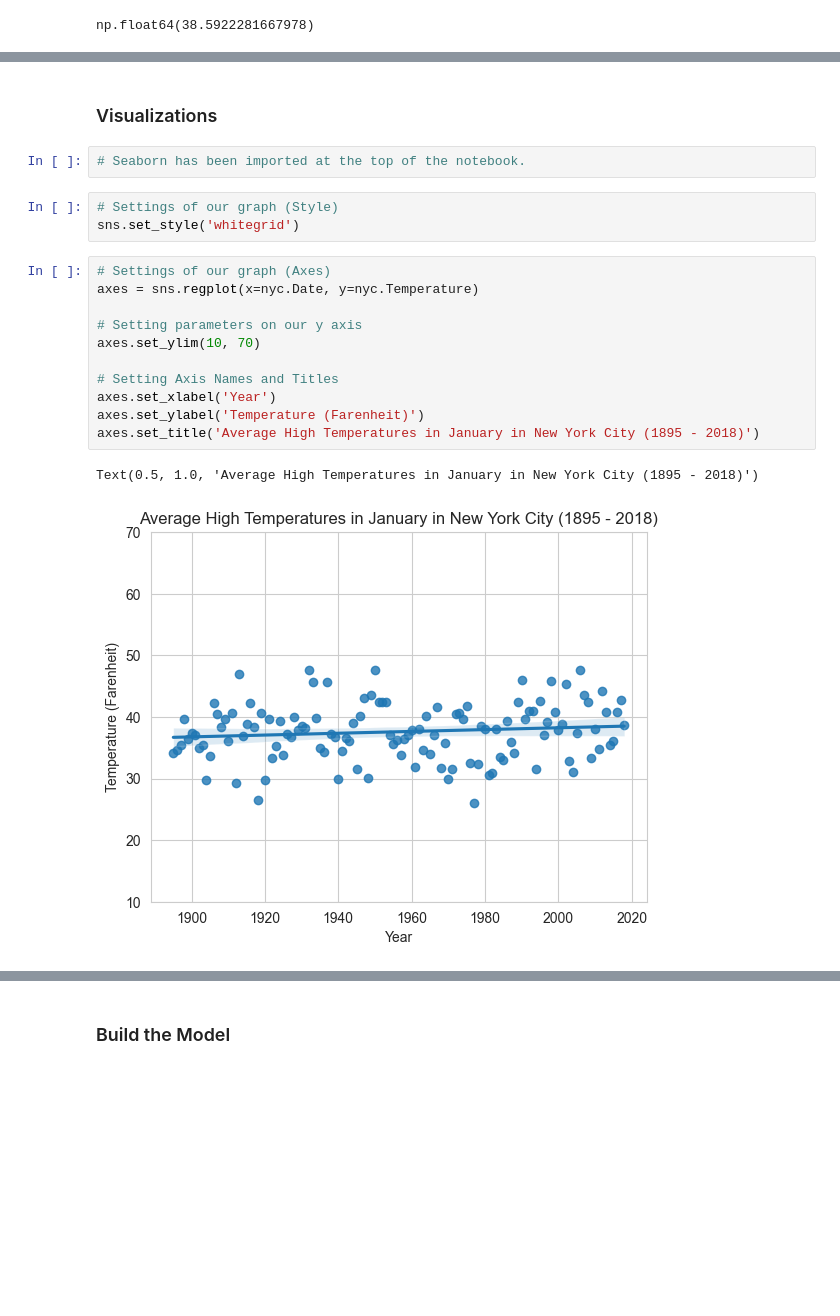
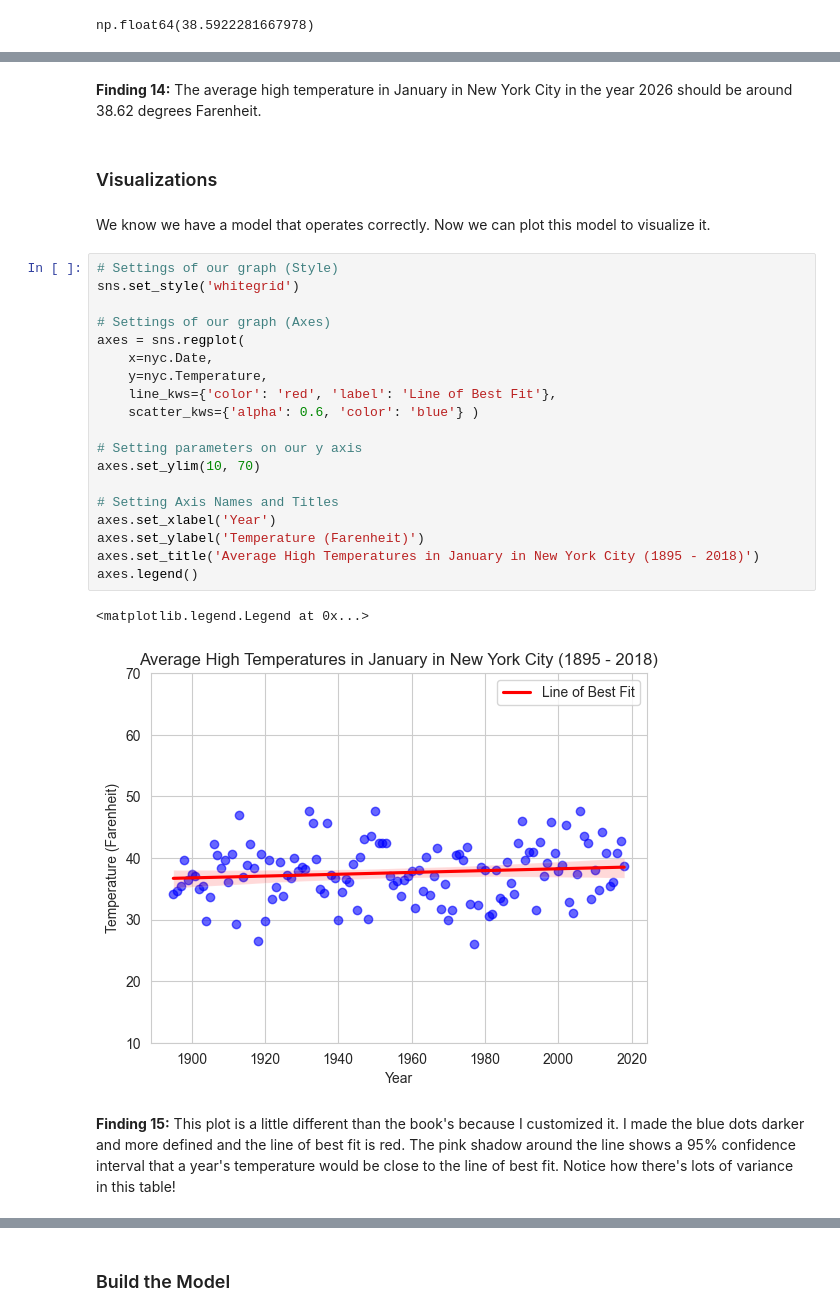
Before and after one commit to karlidean/datafun-07-ml, a Jupyter notebook: karlidean_ml.ipynb, the cells around one changed output, grey strips where cells are left out. Drawn from its saved outputs; the diff is of its cells as text; blank space fills up the shorter version.

```diff
--- a/karlidean_ml.ipynb
+++ b/karlidean_ml.ipynb
@@ -154,22 +227,31 @@ np.float64(38.5922281667978)
+# %% [markdown]
+**Finding 14:** The average high temperature in January in New York City in the year 2026 should be around 38.62 degrees Farenheit.
 # %% [markdown]
 ### Visualizations
-# %%
-# Seaborn has been imported at the top of the notebook.
-# %%
-# Settings of our graph (Style)
-sns.set_style('whitegrid')
+# %% [markdown]
+We know we have a model that operates correctly. Now we can plot this model to visualize it.
 # %%
+# Settings of our graph (Style)
+sns.set_style('whitegrid')
+
 # Settings of our graph (Axes)
-axes = sns.regplot(x=nyc.Date, y=nyc.Temperature)
+axes = sns.regplot(
+    x=nyc.Date,
+    y=nyc.Temperature,
+    line_kws={'color': 'red', 'label': 'Line of Best Fit'},
+    scatter_kws={'alpha': 0.6, 'color': 'blue'} )
 
 # Setting parameters on our y axis
 axes.set_ylim(10, 70)
 
 # Setting Axis Names and Titles
 axes.set_xlabel('Year')
 axes.set_ylabel('Temperature (Farenheit)')
 axes.set_title('Average High Temperatures in January in New York City (1895 - 2018)')
+axes.legend()
 # %% [output]
-Text(0.5, 1.0, 'Average High Temperatures in January in New York City (1895 - 2018)')
+<matplotlib.legend.Legend at 0x...>
-[figure, old version]
+[figure, new version]
+# %% [markdown]
+**Finding 15:** This plot is a little different than the book's because I customized it. I made the blue dots darker and more defined and the line of best fit is red. The pink shadow around the line shows a 95% confidence interval that a year's temperature would be close to the line of best fit. Notice how there's lots of variance in this table!
 # %% [markdown]
```
Also changed, not shown: parts of 58 cells of this notebook.
